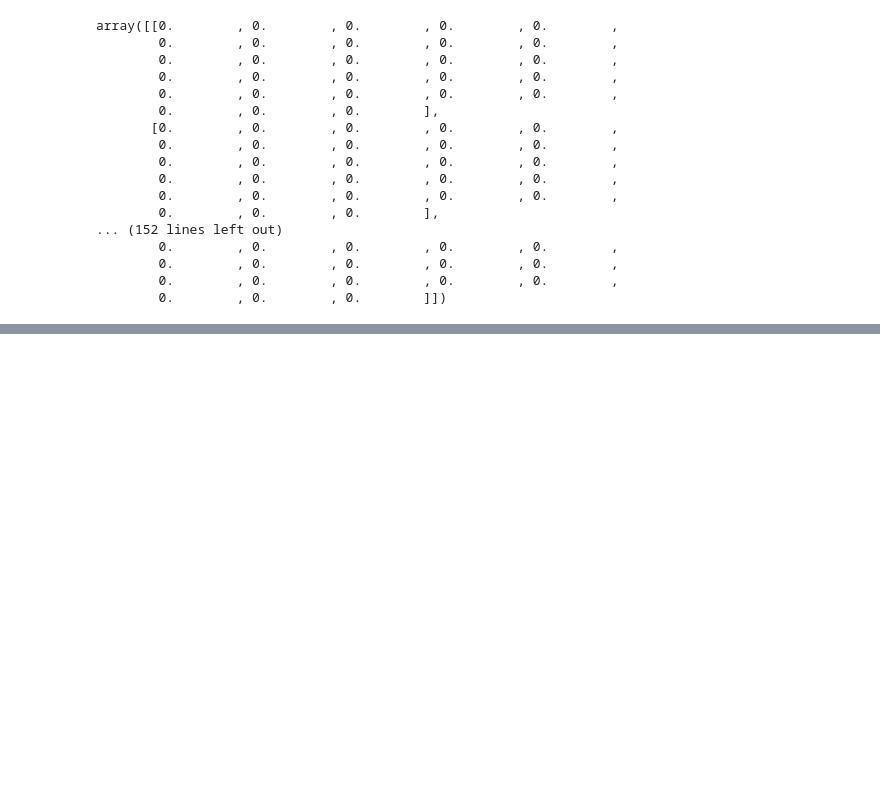
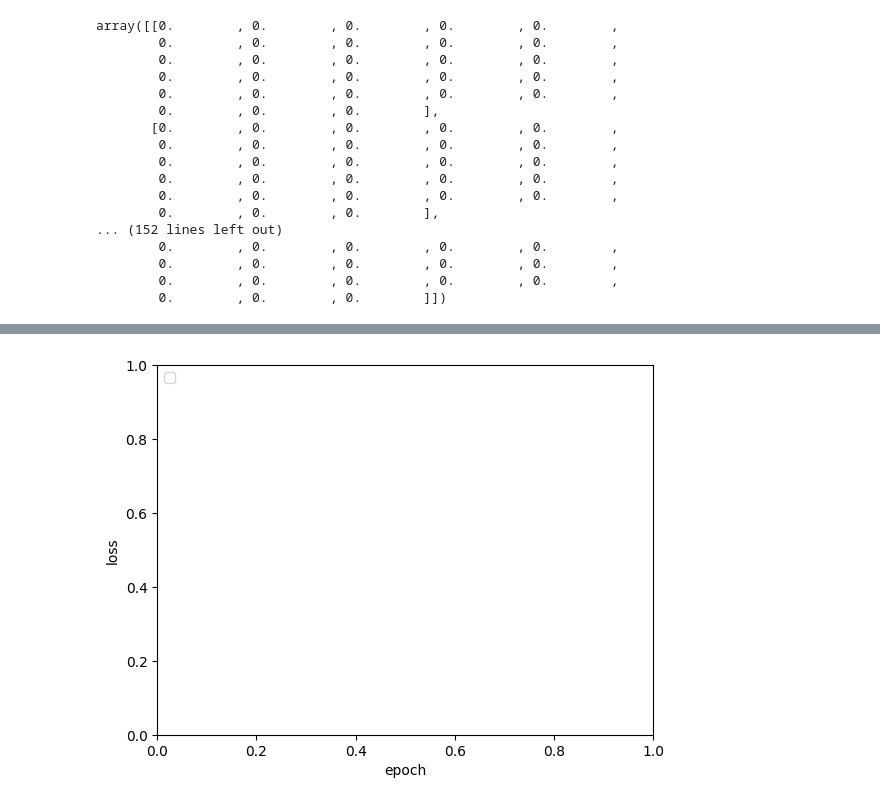
Before and after one commit to Omihase44/Deep-Learning-LP-IV, a Jupyter notebook: exp2.ipynb, the cells around one changed output, grey strips where cells are left out. Saved outputs shown, nothing was run; the diff lists cells and outputs as text; code cells hidden in the pictures; blank space fills up the shorter version.

```diff
--- a/exp2.ipynb
+++ b/exp2.ipynb
@@ -101,0 +180,7 @@ Model: "sequential"
+# %%
+plt.ylabel('loss')
+plt.xlabel('epoch')
+plt.legend(['Train', 'Validation'], loc='upper left')
+plt.show()
+# %% [output]
+[figure, added]
```
Also changed, not shown: parts of 12 cells of this notebook, 3 other files.
